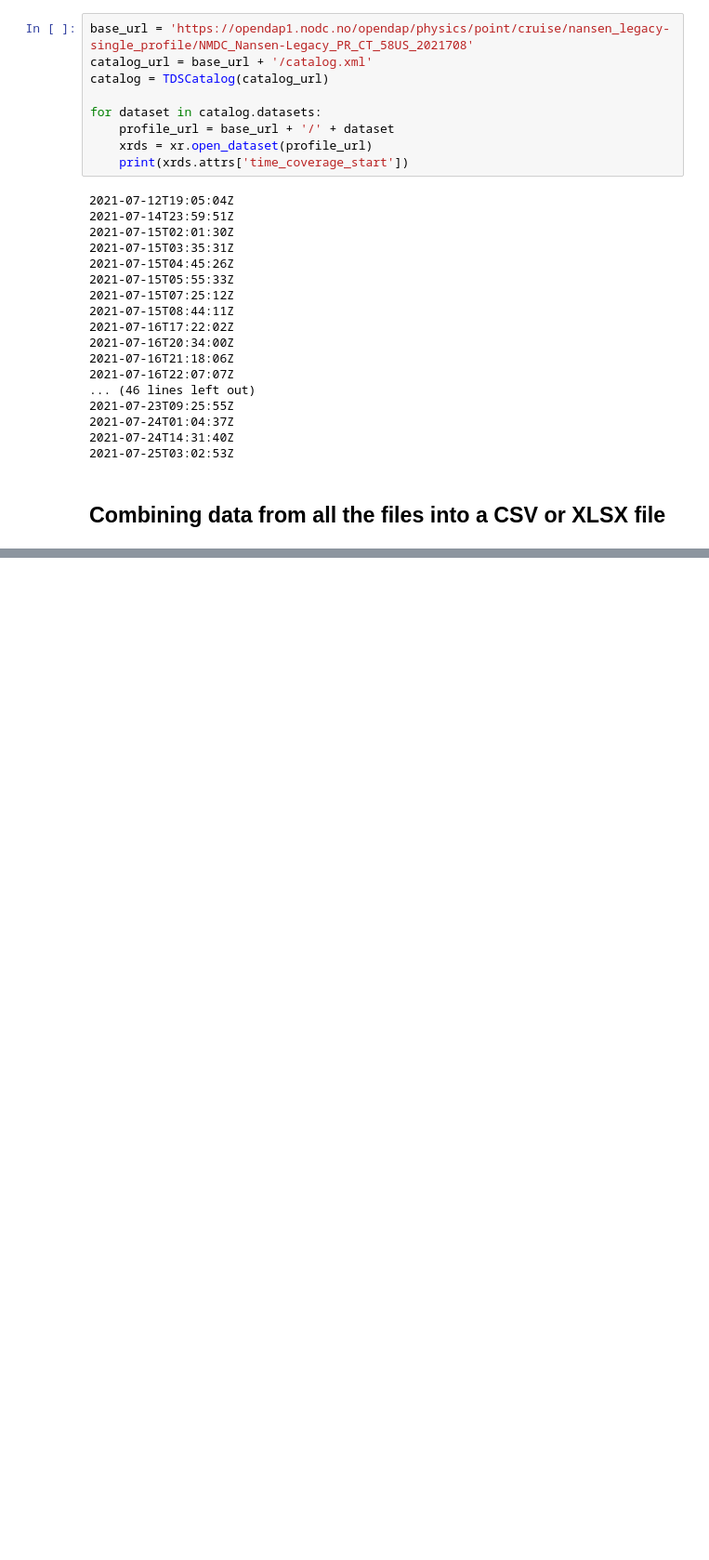
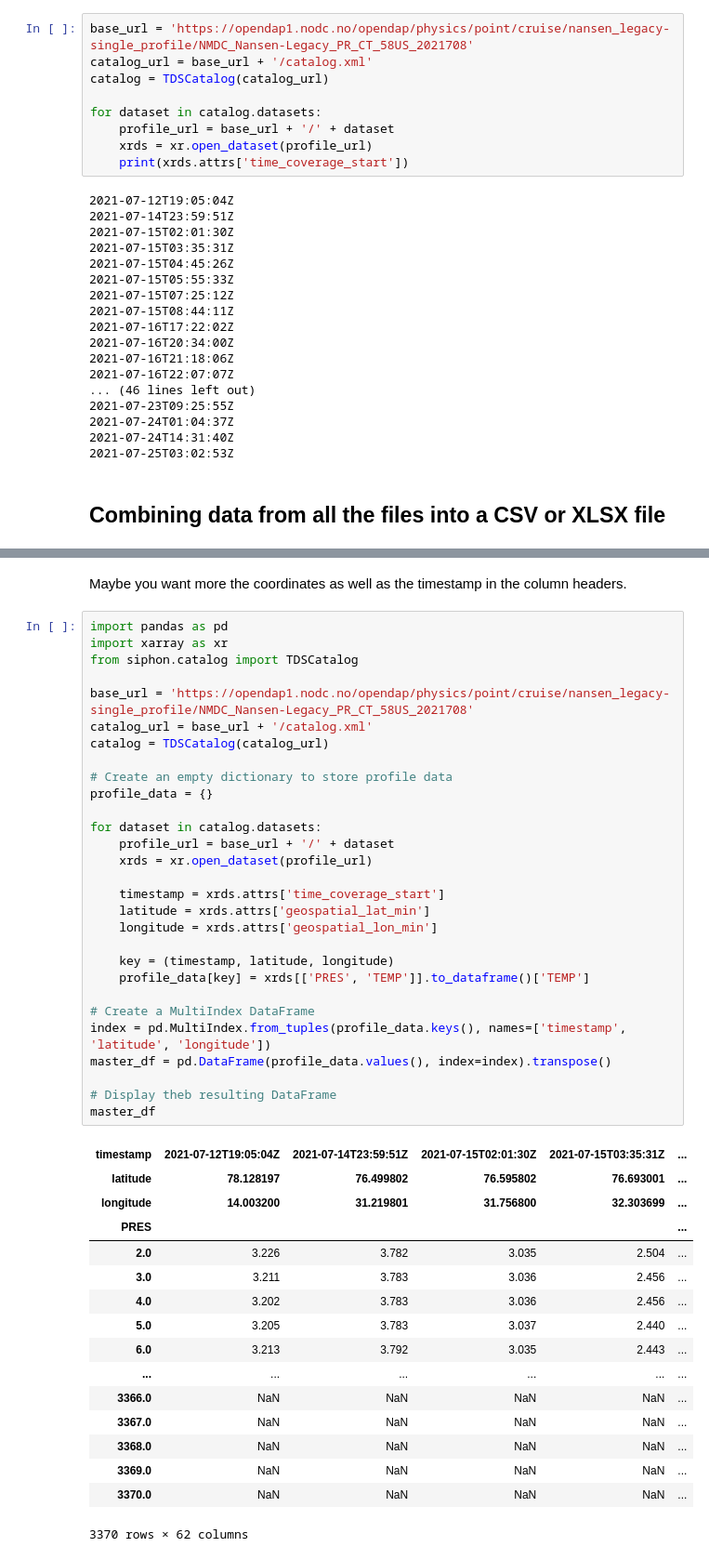
Before and after one commit to NorDataNet/NetCDF_in_Python_from_beginner_to_pro, a Jupyter notebook: 07_combing_data_from_multiple_netcdf_files.ipynb, the cells around one changed output, grey strips where cells are left out. Shown at 93% size. Drawn from its saved outputs; the diff is of its cells as text; blank space fills up the shorter version.

```diff
--- a/07_combing_data_from_multiple_netcdf_files.ipynb
+++ b/07_combing_data_from_multiple_netcdf_files.ipynb
@@ -325,0 +226,48 @@ Plot of chlorophyll a north to south colour plot, interpolated between the depth
+# %% [markdown]
+Maybe you want more the coordinates as well as the timestamp in the column headers.
+# %%
+import pandas as pd
+import xarray as xr
+from siphon.catalog import TDSCatalog
+
+base_url = 'https://opendap1.nodc.no/opendap/physics/point/cruise/nansen_legacy-single_profile/NMDC_Nansen-Legacy_PR_CT_58US_2021708'
+catalog_url = base_url + '/catalog.xml'
+catalog = TDSCatalog(catalog_url)
+
+# Create an empty dictionary to store profile data
+profile_data = {}
+
+for dataset in catalog.datasets:
+    profile_url = base_url + '/' + dataset
+    xrds = xr.open_dataset(profile_url)
+
+    timestamp = xrds.attrs['time_coverage_start']
+    latitude = xrds.attrs['geospatial_lat_min']
+    longitude = xrds.attrs['geospatial_lon_min']
+
+    key = (timestamp, latitude, longitude)
+    profile_data[key] = xrds[['PRES', 'TEMP']].to_dataframe()['TEMP']
+
+# Create a MultiIndex DataFrame
+index = pd.MultiIndex.from_tuples(profile_data.keys(), names=['timestamp', 'latitude', 'longitude'])
+master_df = pd.DataFrame(profile_data.values(), index=index).transpose()
+
+# Display theb resulting DataFrame
+master_df
+# %% [output]
+| timestamp | 2021-07-12T19:05:04Z | 2021-07-14T23:59:51Z | 2021-07-15T02:01:30Z | 2021-07-15T03:35:31Z | ... |
+| latitude | 78.128197 | 76.499802 | 76.595802 | 76.693001 | ... |
+| longitude | 14.003200 | 31.219801 | 31.756800 | 32.303699 | ... |
+| PRES |  |  |  |  | ... |
+| 2.0 | 3.226 | 3.782 | 3.035 | 2.504 | ... |
+| 3.0 | 3.211 | 3.783 | 3.036 | 2.456 | ... |
+| 4.0 | 3.202 | 3.783 | 3.036 | 2.456 | ... |
+| 5.0 | 3.205 | 3.783 | 3.037 | 2.440 | ... |
+| 6.0 | 3.213 | 3.792 | 3.035 | 2.443 | ... |
+| ... | ... | ... | ... | ... | ... |
+| 3366.0 | NaN | NaN | NaN | NaN | ... |
+| 3367.0 | NaN | NaN | NaN | NaN | ... |
+| 3368.0 | NaN | NaN | NaN | NaN | ... |
+| 3369.0 | NaN | NaN | NaN | NaN | ... |
+| 3370.0 | NaN | NaN | NaN | NaN | ... |
+3370 rows × 62 columns
```
Also changed, not shown: parts of 23 cells of this notebook, 10 other files.
